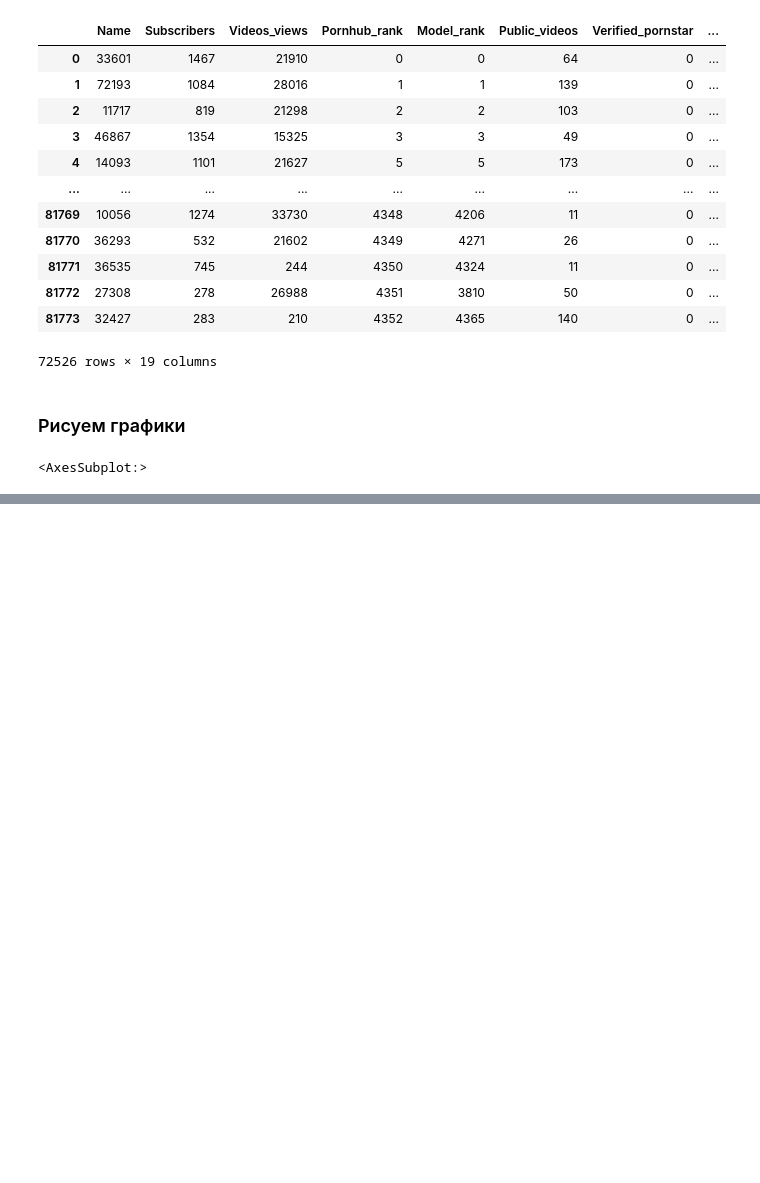
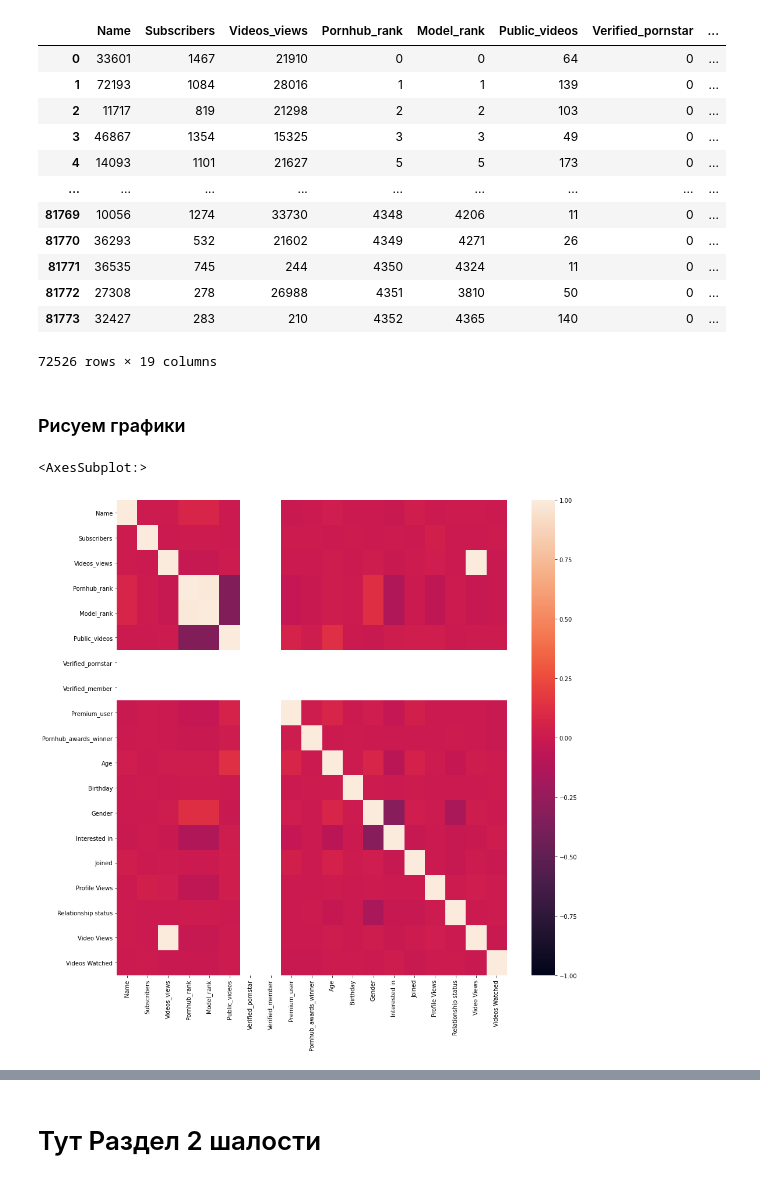
Before and after one commit to ignatovskiy/Data_Satanism, a Jupyter notebook: lab1/Lab 1.ipynb, the cells around one changed output, grey strips where cells are left out. Drawn from its saved outputs; the diff is of its cells as text; code cells hidden in the pictures; blank space fills up the shorter version.

```diff
--- a/lab1/Lab 1.ipynb
+++ b/lab1/Lab 1.ipynb
@@ -12,7 +12,7 @@ import matplotlib.pyplot as plt
 # %%
 pd.set_option('display.max_columns', 100)
 # %%
-data = pd.read_csv("../../models_v3.csv", na_values=['–','—', '-'])
+data = pd.read_csv("models_v3.csv", na_values=['–','—', '-'])
 # %% [markdown]
 # 1. Первичный анализ данных
 # %% [markdown]
@@ -194,9 +194,11 @@ import pandas_profiling
 # %%
 import seaborn as sns
 # %%
-sns.heatmap(data_pre.corr(), annot=True, fmt="f", vmin=-1, vmax=1)
+fig, ax = plt.subplots(figsize=(15,15))
+sns.heatmap(data_pre.corr(), fmt="f", vmin=-1, vmax=1, ax=ax)
 # %% [output]
 <AxesSubplot:>
+[figure, added]
 # %%
 data_pre.corr()
 # %% [output]
@@ -219,0 +228,2 @@ data_pre.corr()
+# %% [markdown]
+# Тут Раздел 2 шалости
```
Also changed, not shown: parts of 65 cells of this notebook.
